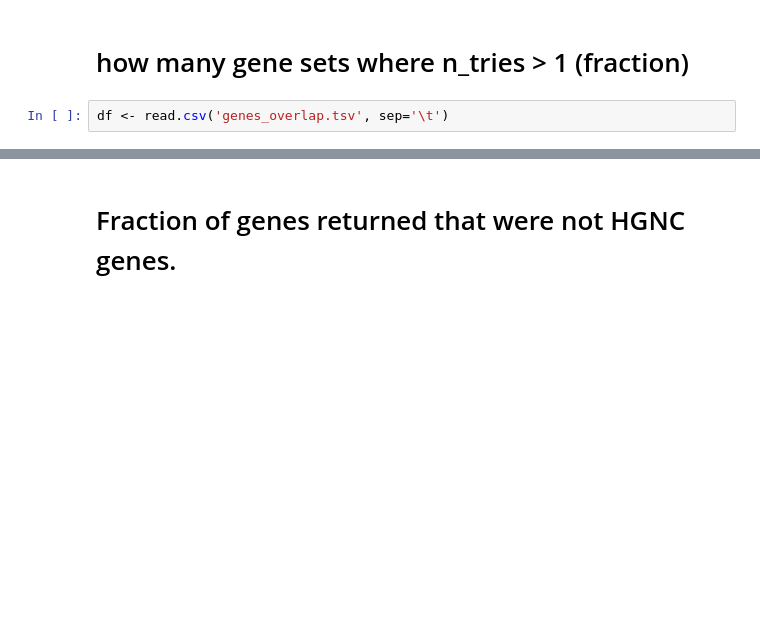
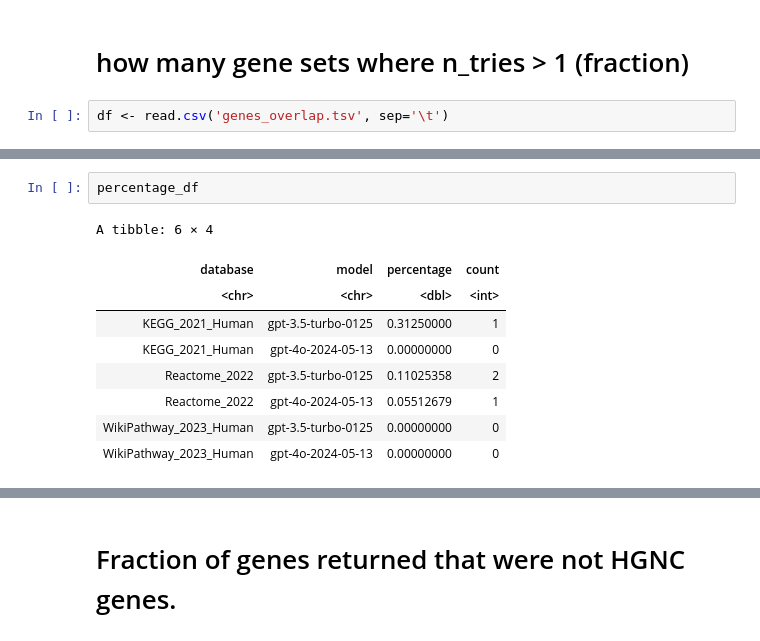
Before and after one commit to Alector-BIO/llm2geneset, a Jupyter notebook: notebooks/figures.ipynb, the cells around one changed output, grey strips where cells are left out. Drawn from its saved outputs; the diff is of its cells as text; blank space fills up the shorter version.

```diff
--- a/notebooks/figures.ipynb
+++ b/notebooks/figures.ipynb
@@ -233,0 +241,12 @@ A data.frame: 6 × 13
+# %%
+percentage_df
+# %% [output]
+A tibble: 6 × 4
+| database | model | percentage | count |
+| <chr> | <chr> | <dbl> | <int> |
+| KEGG_2021_Human | gpt-3.5-turbo-0125 | 0.31250000 | 1 |
+| KEGG_2021_Human | gpt-4o-2024-05-13 | 0.00000000 | 0 |
+| Reactome_2022 | gpt-3.5-turbo-0125 | 0.11025358 | 2 |
+| Reactome_2022 | gpt-4o-2024-05-13 | 0.05512679 | 1 |
+| WikiPathway_2023_Human | gpt-3.5-turbo-0125 | 0.00000000 | 0 |
+| WikiPathway_2023_Human | gpt-4o-2024-05-13 | 0.00000000 | 0 |
```
Also changed, not shown: parts of 6 cells of this notebook.
